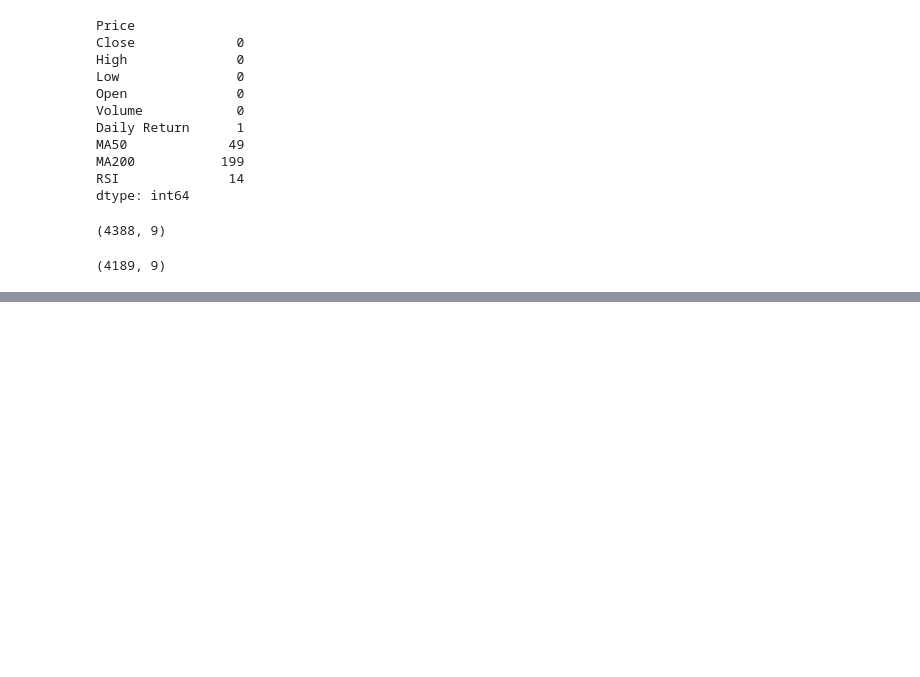
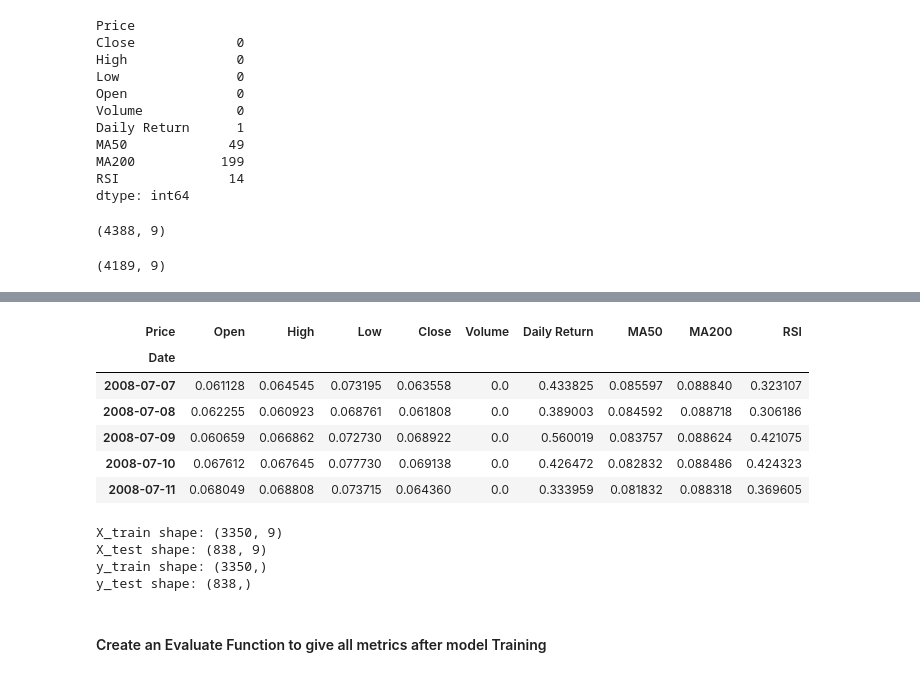
Before and after one commit to TaherBatterywala/Stock-Market, a Jupyter notebook: notebook/Model Train.ipynb, the cells around one changed output, grey strips where cells are left out. Saved outputs shown, nothing was run; the diff lists cells and outputs as text; code cells hidden in the pictures; blank space fills up the shorter version.

```diff
--- a/notebook/Model Train.ipynb
+++ b/notebook/Model Train.ipynb
@@ -94,0 +128,34 @@ df_modified.shape
+# %%
+from sklearn.preprocessing import MinMaxScaler
+
+scaler = MinMaxScaler()
+X_scaled = scaler.fit_transform(X)
+X_scaled_df = pd.DataFrame(X_scaled, columns=X.columns, index=X.index)
+# %%
+X_scaled_df.head()
+# %% [output]
+| Price | Open | High | Low | Close | Volume | Daily Return | MA50 | MA200 | RSI |
+| Date |  |  |  |  |  |  |  |  |  |
+| 2008-07-07 | 0.061128 | 0.064545 | 0.073195 | 0.063558 | 0.0 | 0.433825 | 0.085597 | 0.088840 | 0.323107 |
+| 2008-07-08 | 0.062255 | 0.060923 | 0.068761 | 0.061808 | 0.0 | 0.389003 | 0.084592 | 0.088718 | 0.306186 |
+| 2008-07-09 | 0.060659 | 0.066862 | 0.072730 | 0.068922 | 0.0 | 0.560019 | 0.083757 | 0.088624 | 0.421075 |
+| 2008-07-10 | 0.067612 | 0.067645 | 0.077730 | 0.069138 | 0.0 | 0.426472 | 0.082832 | 0.088486 | 0.424323 |
+| 2008-07-11 | 0.068049 | 0.068808 | 0.073715 | 0.064360 | 0.0 | 0.333959 | 0.081832 | 0.088318 | 0.369605 |
+# %%
+# Train test split
+train_size = int(len(X_scaled_df) * 0.8)
+
+X_train, X_test = X_scaled_df[:train_size], X_scaled_df[train_size:]
+y_train, y_test = y[:train_size], y[train_size:]
+
+print(f"X_train shape: {X_train.shape}")
+print(f"X_test shape: {X_test.shape}")
+print(f"y_train shape: {y_train.shape}")
+print(f"y_test shape: {y_test.shape}")
+# %% [output]
+X_train shape: (3350, 9)
+X_test shape: (838, 9)
+y_train shape: (3350,)
+y_test shape: (838,)
+# %% [markdown]
+#### Create an Evaluate Function to give all metrics after model Training
```
Also changed, not shown: parts of 11 cells of this notebook, 4 other files.
